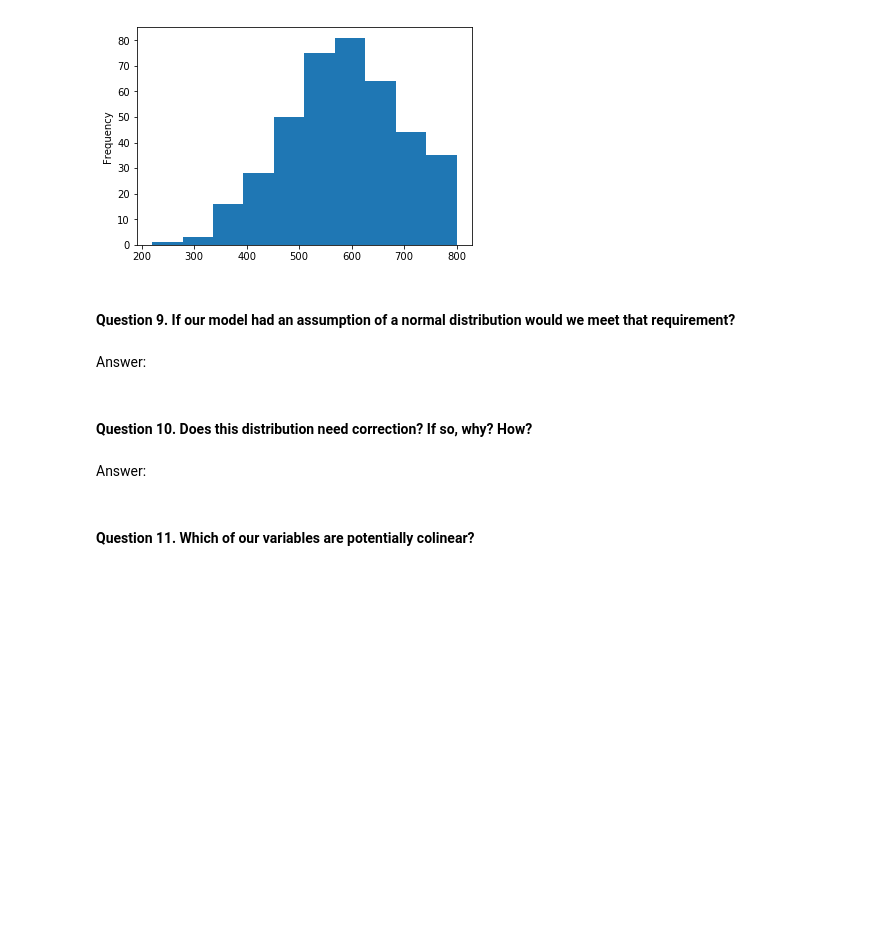
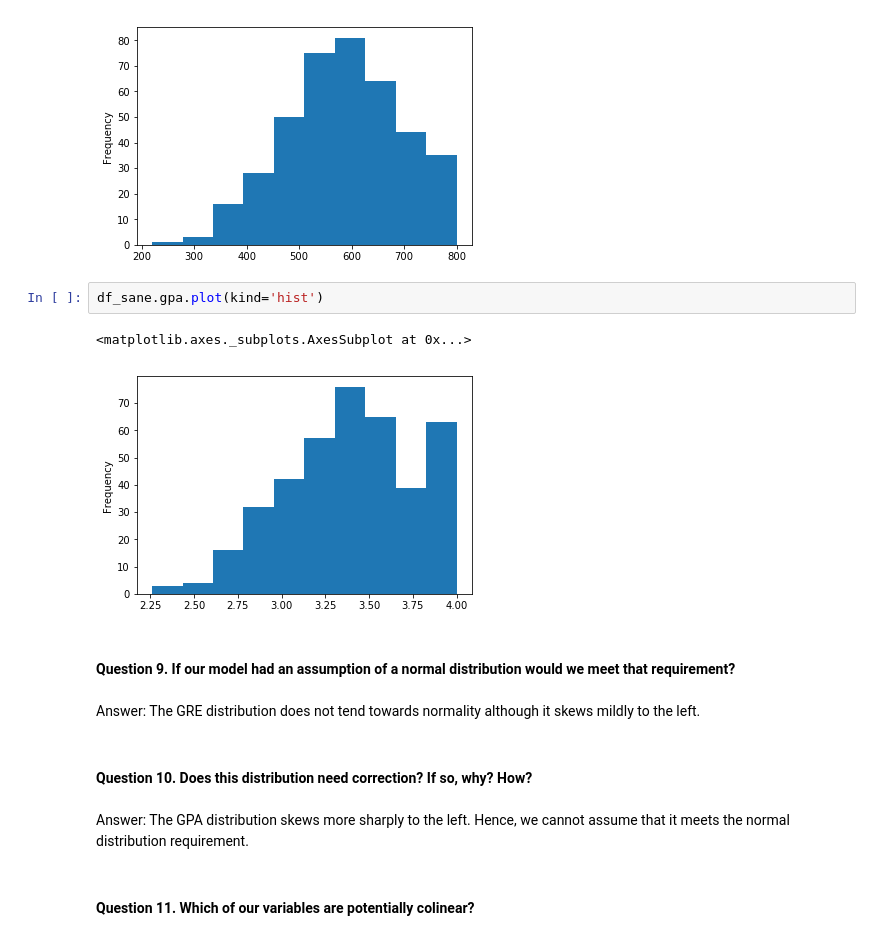
Before and after one commit to judesgit/GA-Data_Science, a Jupyter notebook: projects/project-2/starter-code/project2-starter.ipynb, the cells around one changed output. Cells and saved outputs as stored; diff of their text form; blank space fills up the shorter version.

```diff
--- a/projects/project-2/starter-code/project2-starter.ipynb
+++ b/projects/project-2/starter-code/project2-starter.ipynb
@@ -100,14 +100,19 @@ df_sane.gre.plot(kind='hist')
 # %% [output]
 <matplotlib.axes._subplots.AxesSubplot at 0x...>
 [figure]
+# %%
+df_sane.gpa.plot(kind='hist')
+# %% [output]
+<matplotlib.axes._subplots.AxesSubplot at 0x...>
+[figure, added]
 # %% [markdown]
 #### Question 9.  If our model had an assumption of a normal distribution would we meet that requirement?
-# %% [markdown]
-Answer:
+# %% [markdown]
+Answer: The GRE distribution does not tend towards normality although it skews mildly to the left.
 # %% [markdown]
 #### Question 10.  Does this distribution need correction? If so, why? How?
-# %% [markdown]
-Answer:
+# %% [markdown]
+Answer: The GPA distribution skews more sharply to the left.  Hence, we cannot assume that it meets the normal distribution requirement.
 # %% [markdown]
 #### Question 11. Which of our variables are potentially colinear?
 # %%
```
Also changed, not shown: parts of 5 cells of this notebook, 4 other files.
